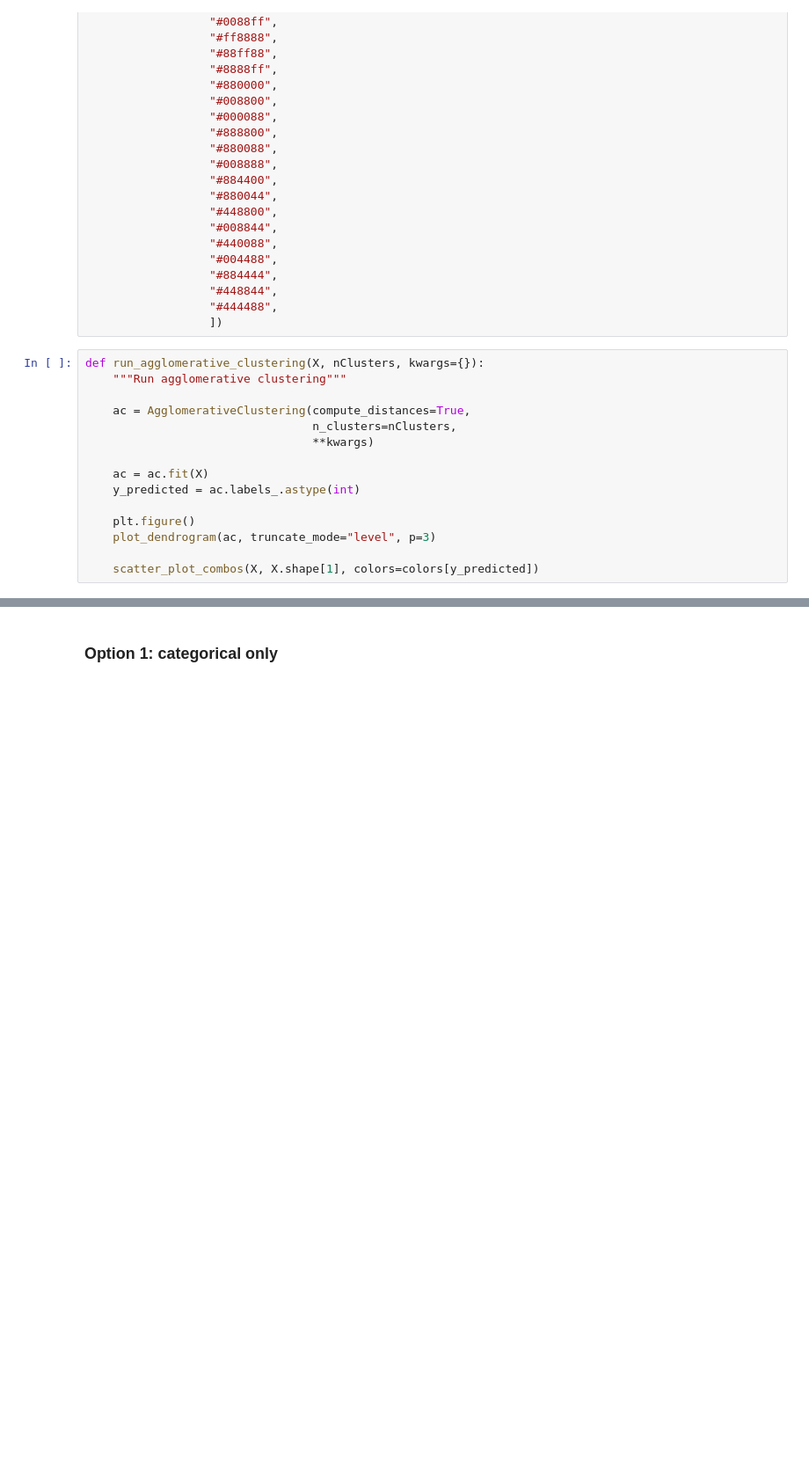
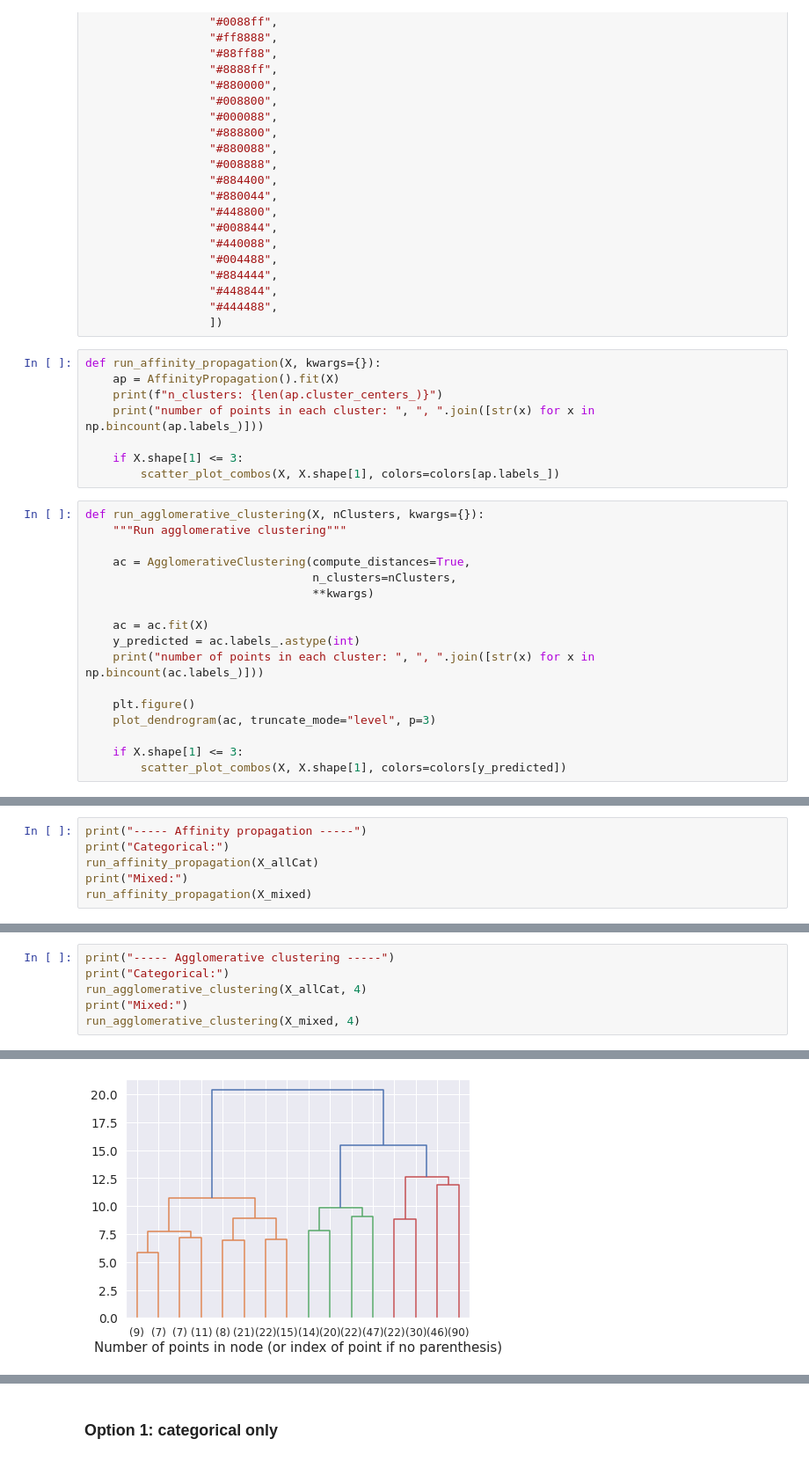
Before and after one commit to notchia/metagov, a Jupyter notebook: cryptopolitics_survey_analysis.ipynb, the cells around one changed output, grey strips where cells are left out. Shown at 88% size. Drawn from its saved outputs; the diff is of its cells as text; blank space fills up the shorter version.

Commit message:
clean up dimensionality/clustering; add affinity propagation

```diff
--- a/cryptopolitics_survey_analysis.ipynb
+++ b/cryptopolitics_survey_analysis.ipynb
@@ -551,6 +572,14 @@ colors = np.array(["#ff0000",
                   "#448844",
                   "#444488",
                   ])
+# %%
+def run_affinity_propagation(X, kwargs={}):
+    ap = AffinityPropagation().fit(X)
+    print(f"n_clusters: {len(ap.cluster_centers_)}")
+    print("number of points in each cluster: ", ", ".join([str(x) for x in np.bincount(ap.labels_)]))
+
+    if X.shape[1] <= 3:
+        scatter_plot_combos(X, X.shape[1], colors=colors[ap.labels_])
 # %%
 def run_agglomerative_clustering(X, nClusters, kwargs={}):
     """Run agglomerative clustering"""
@@ -561,8 +590,10 @@ def run_agglomerative_clustering(X, nClusters, kwargs={}):
 
     ac = ac.fit(X)
     y_predicted = ac.labels_.astype(int)
+    print("number of points in each cluster: ", ", ".join([str(x) for x in np.bincount(ac.labels_)]))
 
     plt.figure()
     plot_dendrogram(ac, truncate_mode="level", p=3)
 
-    scatter_plot_combos(X, X.shape[1], colors=colors[y_predicted])
+    if X.shape[1] <= 3:
+        scatter_plot_combos(X, X.shape[1], colors=colors[y_predicted])
@@ -568,0 +602,6 @@ def run_agglomerative_clustering(X, nClusters, kwargs={}):
+# %%
+print("----- Affinity propagation -----")
+print("Categorical:")
+run_affinity_propagation(X_allCat)
+print("Mixed:")
+run_affinity_propagation(X_mixed)
@@ -568,0 +616,7 @@ def run_agglomerative_clustering(X, nClusters, kwargs={}):
+# %%
+print("----- Agglomerative clustering -----")
+print("Categorical:")
+run_agglomerative_clustering(X_allCat, 4)
+print("Mixed:")
+run_agglomerative_clustering(X_mixed, 4)
+# %% [output]
@@ -568,0 +628 @@ def run_agglomerative_clustering(X, nClusters, kwargs={}):
+[figure, added]
```
Also changed, not shown: parts of 22 cells of this notebook.
